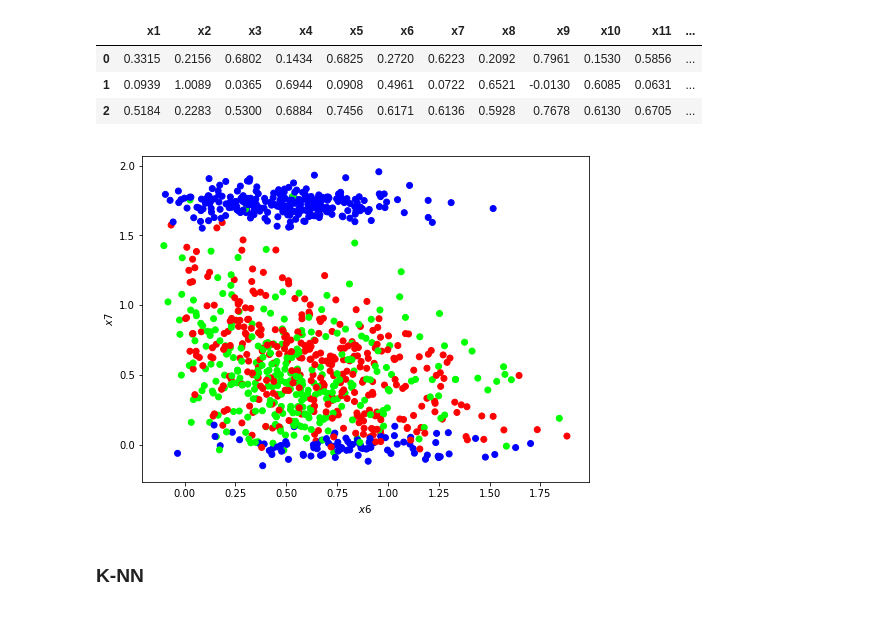
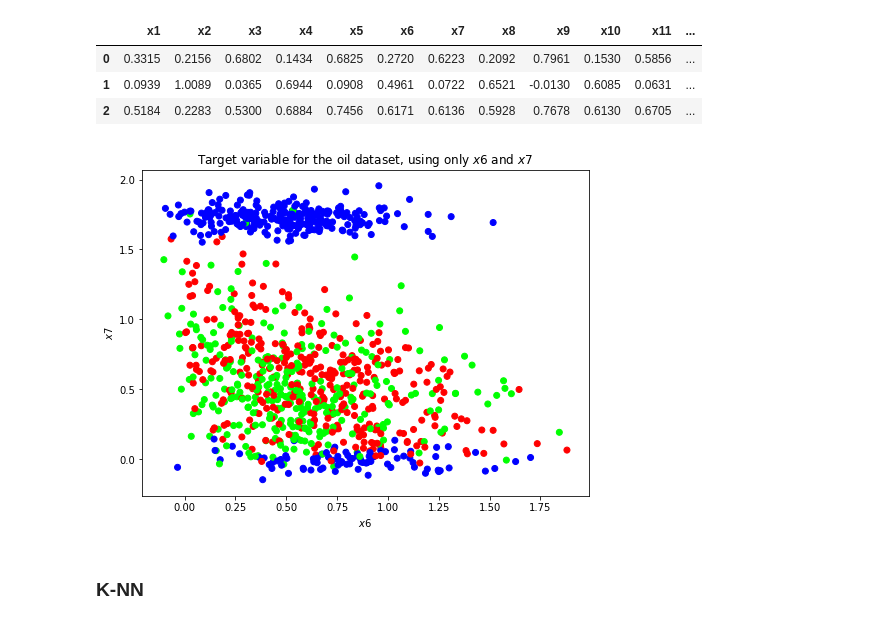
Before and after one commit to renero/class_notebooks, a Jupyter notebook: Nearest Neighbors.ipynb, the cells around one changed output. Saved outputs shown, nothing was run; the diff lists cells and outputs as text; code cells hidden in the pictures.

```diff
--- a/Nearest Neighbors.ipynb
+++ b/Nearest Neighbors.ipynb
@@ -175,19 +175,20 @@ oil.data.head(3)
 # %%
 # Create color maps
 cmap_light = ListedColormap(['#FFAAAA', '#AAFFAA', '#AAAAFF'])
 cmap_bold = ListedColormap(['#FF0000', '#00FF00', '#0000FF'])
 
 x = oil.features.iloc[:, 5].values.reshape(-1,1)
 y = oil.features.iloc[:, 6].values.reshape(-1,1)
 plt.figure(figsize=(8,6))
 plt.scatter(x, y,
             c=oil.target.values.reshape(-1, 1),
             cmap=cmap_bold)
 plt.xlabel('$x6$')
 plt.ylabel('$x7$')
+plt.title('Target variable for the oil dataset, using only $x6$ and $x7$')
 plt.show();
 # %% [output]
-[figure, old version]
+[figure, new version]
 # %% [markdown]
 ### K-NN
 # %%
```
